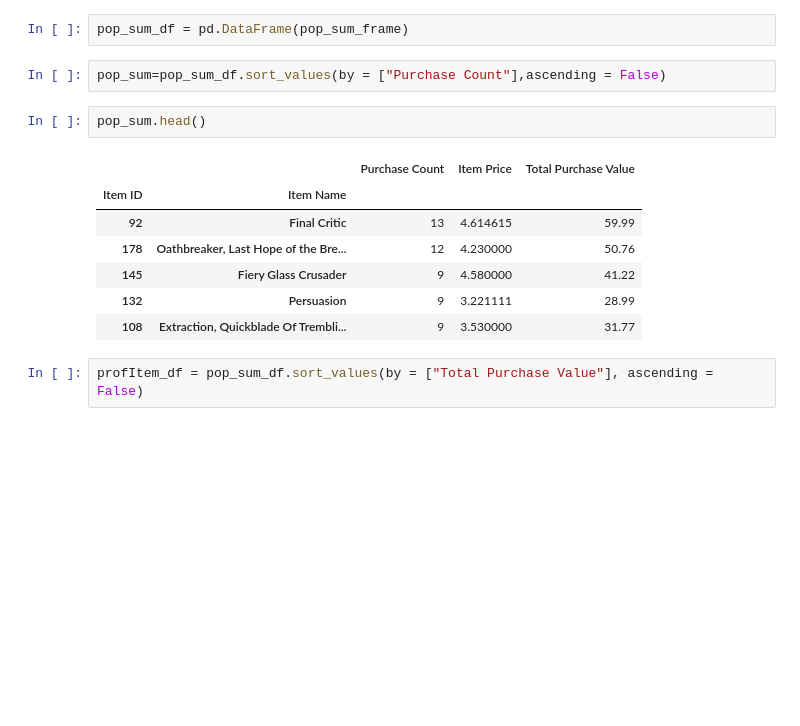
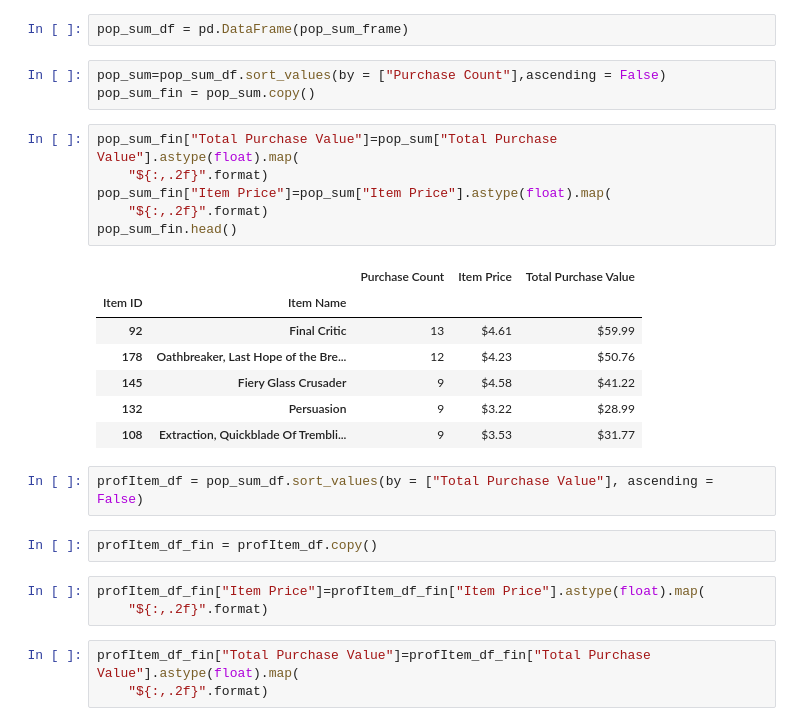
Before and after one commit to kitty-cat-catania/pandas-challenge, a Jupyter notebook: HeroesOfPymoli/main.ipynb, the cells around one changed output. Drawn from its saved outputs; the diff is of its cells as text; blank space fills up the shorter version.

```diff
--- a/HeroesOfPymoli/main.ipynb
+++ b/HeroesOfPymoli/main.ipynb
@@ -385,16 +354,29 @@ pop_sum_frame = {"Purchase Count": purchCount,
 pop_sum_df = pd.DataFrame(pop_sum_frame)
 # %%
 pop_sum=pop_sum_df.sort_values(by = ["Purchase Count"],ascending = False)
+pop_sum_fin = pop_sum.copy()
-# %%
-pop_sum.head()
-# %% [output]
-|  |  | Purchase Count | Item Price | Total Purchase Value |
-| Item ID | Item Name |  |  |  |
-| 92 | Final Critic | 13 | 4.614615 | 59.99 |
-| 178 | Oathbreaker, Last Hope of the Bre... | 12 | 4.230000 | 50.76 |
-| 145 | Fiery Glass Crusader | 9 | 4.580000 | 41.22 |
-| 132 | Persuasion | 9 | 3.221111 | 28.99 |
-| 108 | Extraction, Quickblade Of Trembli... | 9 | 3.530000 | 31.77 |
+# %%
+pop_sum_fin["Total Purchase Value"]=pop_sum["Total Purchase Value"].astype(float).map(
+    "${:,.2f}".format)
+pop_sum_fin["Item Price"]=pop_sum["Item Price"].astype(float).map(
+    "${:,.2f}".format)
+pop_sum_fin.head()
+# %% [output]
+|  |  | Purchase Count | Item Price | Total Purchase Value |
+| Item ID | Item Name |  |  |  |
+| 92 | Final Critic | 13 | $4.61 | $59.99 |
+| 178 | Oathbreaker, Last Hope of the Bre... | 12 | $4.23 | $50.76 |
+| 145 | Fiery Glass Crusader | 9 | $4.58 | $41.22 |
+| 132 | Persuasion | 9 | $3.22 | $28.99 |
+| 108 | Extraction, Quickblade Of Trembli... | 9 | $3.53 | $31.77 |
 # %%
 profItem_df = pop_sum_df.sort_values(by = ["Total Purchase Value"], ascending = False)
+# %%
+profItem_df_fin = profItem_df.copy()
+# %%
+profItem_df_fin["Item Price"]=profItem_df_fin["Item Price"].astype(float).map(
+    "${:,.2f}".format)
+# %%
+profItem_df_fin["Total Purchase Value"]=profItem_df_fin["Total Purchase Value"].astype(float).map(
+    "${:,.2f}".format)
 # %%
```
Also changed, not shown: parts of 18 cells of this notebook, 2 other files.
